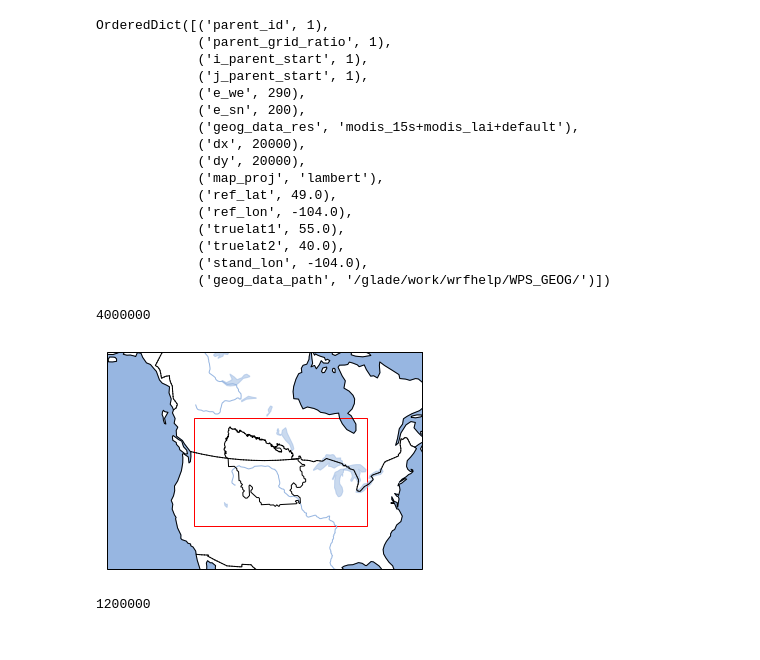
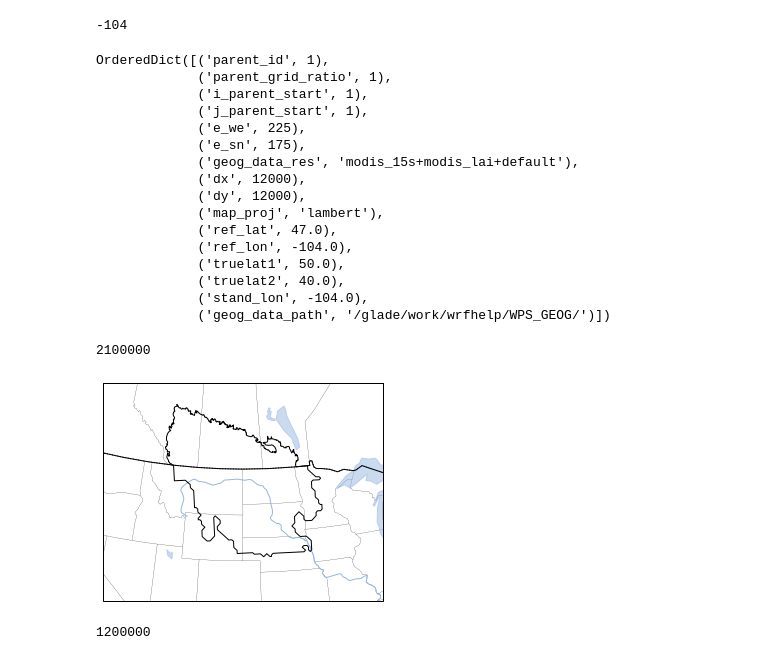
Before and after one commit to gbromley/NGP_model, a Jupyter notebook: plot_wrf_grid.ipynb, the cells around one changed output. Saved outputs shown, nothing was run; the diff lists cells and outputs as text; code cells hidden in the pictures.

```diff
--- a/plot_wrf_grid.ipynb
+++ b/plot_wrf_grid.ipynb
@@ -11,7 +11,7 @@ from cartopy.feature import ShapelyFeature
 from cartopy.io.shapereader import Reader
 # %%
 #Read in namelist, switching this to command line likely
-file = '/home/bromlgab/code/model_config/wps/20km.cheyenne.namelist.wps'
+file = '/Users/gbromley/code/model_config/wps/12km.era5.cheyenne.namelist.wps'
 namelist_wps = f90nml.read(file)
 #read in variable for grid
 geogrid = namelist_wps['geogrid']
@@ -19,6 +19,10 @@ geogrid = geogrid.todict()
 # %%
 ref_lon = int(geogrid['ref_lon'])
 ref_lat = int(geogrid['ref_lat'])
+# %%
+ref_lon
+# %% [output]
+-104
 # %%
 geogrid
 # %% [output]
@@ -26,15 +30,15 @@ OrderedDict([('parent_id', 1),
              ('parent_grid_ratio', 1),
              ('i_parent_start', 1),
              ('j_parent_start', 1),
-             ('e_we', 290),
-             ('e_sn', 200),
+             ('e_we', 225),
+             ('e_sn', 175),
              ('geog_data_res', 'modis_15s+modis_lai+default'),
-             ('dx', 20000),
-             ('dy', 20000),
+             ('dx', 12000),
+             ('dy', 12000),
              ('map_proj', 'lambert'),
-             ('ref_lat', 49.0),
+             ('ref_lat', 47.0),
              ('ref_lon', -104.0),
-             ('truelat1', 55.0),
+             ('truelat1', 50.0),
              ('truelat2', 40.0),
              ('stand_lon', -104.0),
              ('geog_data_path', '/glade/work/wrfhelp/WPS_GEOG/')])
@@ -51,26 +55,32 @@ e_we = int(geogrid['e_we'])
 e_sn = int(geogrid['e_sn'])
 (e_sn*dx)
 # %% [output]
-4000000
+2100000
 # %%
 ax = plt.axes(projection = projection)
 ax.set_extent([(-dx*e_we)/2,(dx*e_we)/2,(-dx*e_sn)/2,(dx*e_sn)/2], crs=projection)
 #ax.add_patch(mpatches.Rectangle(xy=[1,1],width = e_we*100,height = e_sn*100,facecolor='red', alpha=0.2,transform=projection))
-#ax.coastlines()
+ax.coastlines()
 #ax.add_feature(cfeature.NaturalEarthFeature)
+states_provinces = cfeature.NaturalEarthFeature(
+    category='cultural',
+    name='admin_1_states_provinces_lines',
+    scale='50m',
+    facecolor='none')
+ax.add_feature(states_provinces, edgecolor='black',linewidth=0.2)
 ax.add_feature(cfeature.OCEAN)
 ax.add_feature(cfeature.COASTLINE)
 ax.add_feature(cfeature.BORDERS, linestyle=':')
 ax.add_feature(cfeature.LAKES, alpha=0.5)
 ax.add_feature(cfeature.RIVERS)
 ax.add_feature(cartopy.feature.BORDERS)
-ax.add_patch(mpatches.Rectangle(xy=[-1300000, -1200000], width=4000*796, height=4000*496,edgecolor='red',fill=False,transform=projection))
+ax.add_patch(mpatches.Rectangle(xy=[-6000*225,-6000*175], width=12000*225, height=12000*175,edgecolor='red',fill=False,transform=projection))
 #ax.add_patch(mpatches.Rectangle(xy=[-290*20000,-200*20000], width = 290*20000, height = 200*20000, fill=False, edgecolor='black', transform=projection))
-shape_feature = ShapelyFeature(Reader('NGP_Study_Area/Study_Area_08_01_17.shp').geometries(),crs=ccrs.PlateCarree(), facecolor='none',edgecolor='black')
+shape_feature = ShapelyFeature(Reader('/Users/gbromley/Dropbox/Montana_Climate_Project/Study_Area/NGP_Study_Area/Study_Area_08_01_17.shp').geometries(),crs=ccrs.PlateCarree(), facecolor='none',edgecolor='black')
 ax.add_feature(shape_feature)
 plt.show()
 # %% [output]
-[figure, old version]
+[figure, new version]
 # %%
 (200-140)*20000
 # %% [output]
```
Also changed, not shown: parts of 1 cell of this notebook, 6 other files.
